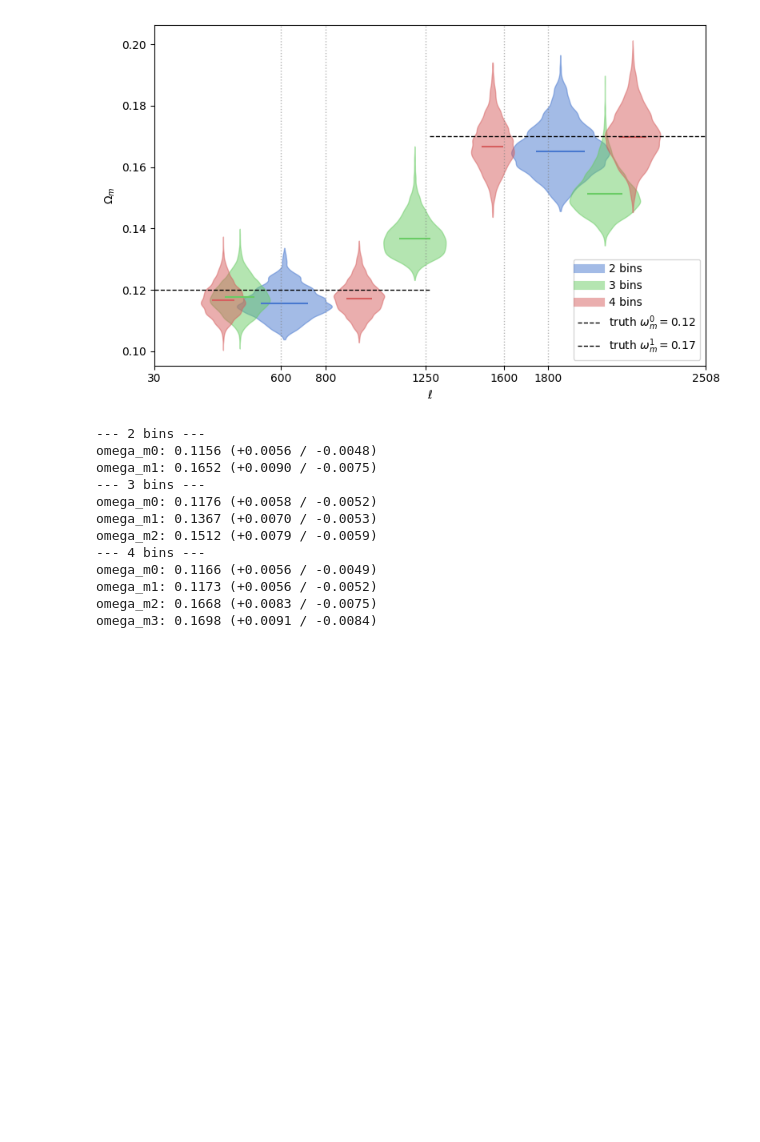
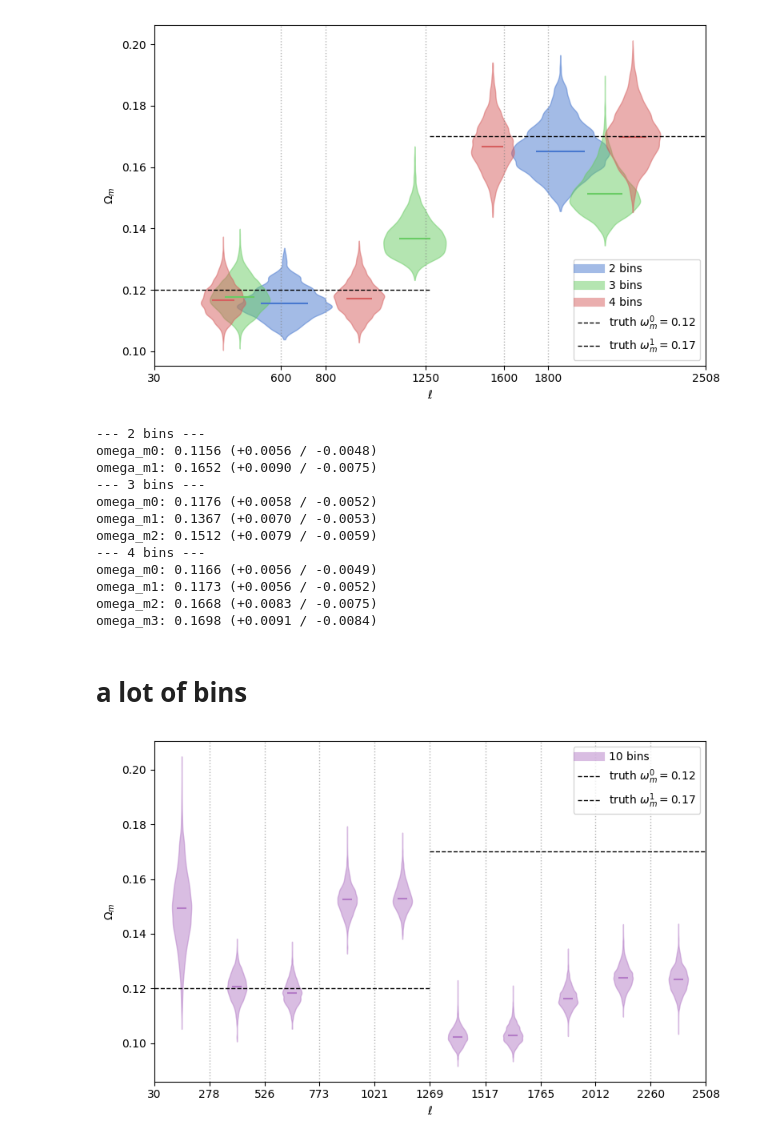
Before and after one commit to marcobeIIa/omega_m, a Jupyter notebook: mcmc_omegam.ipynb, the cells around one changed output. Drawn from its saved outputs; the diff is of its cells as text; code cells hidden in the pictures; blank space fills up the shorter version.

```diff
--- a/mcmc_omegam.ipynb
+++ b/mcmc_omegam.ipynb
@@ -218,25 +218,33 @@ def get_binned_samples(samp, prefix="omega_m", n_resample=20000, seed=42):
         resampled[name] = values[idx]
     return param_names, bin_indices, resampled
 
-
-def plot_omegam_violin(samp, prefix="omega_m", l_edges=(30, 1250, 2508),
+def plot_omegam_violin(samp, prefix="omega_m", l_edges=None,
                         n_resample=20000, ax=None, color="C0", label=None,
                         truth_values=TRUTH_VALUES):
     """
     Violin plot of binned Omega_m posteriors, positioned along the
-    ell axis at the bin they apply to (e.g. bin0 -> l in [30,1250],
-    bin1 -> l in [1250,2508]).
+    ell axis at the bin they apply to.
+
+    l_edges can be provided manually, or if None it is generated from
+    the number of bins using equally spaced bins between ell=30 and ell=2508.
     """
+
     param_names, bin_indices, resampled = get_binned_samples(
         samp, prefix=prefix, n_resample=n_resample
     )
     n_bins = len(param_names)
 
+    # Automatically generate ell edges if not supplied
+    if l_edges is None:
+        l_edges = np.linspace(30, 2508, n_bins + 1)
+
     l_edges = np.asarray(l_edges, dtype=float)
+
     if len(l_edges) != n_bins + 1:
         raise ValueError(
             f"l_edges must have length n_bins+1={n_bins+1}, got {len(l_edges)}"
         )
+
     positions = 0.5 * (l_edges[:-1] + l_edges[1:])
     widths = 0.8 * np.diff(l_edges)
 
@@ -680,3 +677,5 @@ omega_m0: 0.1166 (+0.0056 / -0.0049)
 omega_m1: 0.1173 (+0.0056 / -0.0052)
 omega_m2: 0.1668 (+0.0083 / -0.0075)
 omega_m3: 0.1698 (+0.0091 / -0.0084)
+# %% [markdown]
+# a lot of bins
@@ -682,0 +705,59 @@ omega_m3: 0.1698 (+0.0091 / -0.0084)
+# %%
+# ---- example usage: 2-bin likelihood vs 3-bin analysis ----
+# Fill in the actual switch points for your 3-bin analysis run --
+# I don't know these, this is a placeholder split of the same ell range.
+l_edges_2bin = (30, 1250, 2508)
+l_edges_3bin = (30, 800, 1600, 2508)
+l_edges_4bin = (30, 600, 1250, 1800, 2508)
+l_edges_10bin = (30,278,526,773,1021,1269,1517,1765,2012,2260,2508)
+ax, results = plot_omegam_violin_multi(
+    groups=[
+        # dict(samp=samp2, prefix="omega_m", l_edges=l_edges_2bin,
+        #      color="C0", label="2 bins"),
+        # dict(samp=samp3, prefix="omega_m", l_edges=l_edges_3bin,
+        #      color="C1", label="3 bins"),
+        # dict(samp=samp4, prefix="omega_m", l_edges=l_edges_4bin,
+        #      color="C2", label="4 bins"),
+        dict(samp=samp10, prefix="omega_m", l_edges=l_edges_10bin,
+             color="C3", label="10 bins"),
+    ],
+)
+plt.tight_layout()
+plt.show()
+
+for res in results:
+    print(f"--- {res['label']} ---")
+    for name in res["param_names"]:
+        vals = res["resampled"][name]
+        lo, med, hi = np.percentile(vals, [16, 50, 84])
+        print(f"{name}: {med:.4f} (+{hi-med:.4f} / -{med-lo:.4f})")
+
+# Fiducial (true) values used to generate the mock chains, for comparison.
+FIDUCIAL_PARAMS = {
+    "omega_b": 2.24,
+    "h": 0.674,
+    "tau_reio": 0.054,
+    "n_s": 0.965,
+    "ln10^{10}A_s": 3.044,
+}
+
+# a couple of chain parameters aren't named/scaled the same as the fiducial dict
+# (H0 = 100*h), so map those explicitly: chain_name -> (fiducial_key, scale)
+
+stats = samp10.getMargeStats()
+
+print(f"{'param':<12} {'mean':>10} {'std':>10} {'-1sigma':>10} {'+1sigma':>10}   68% range          fiducial     pull(sigma)")
+print("-" * 110)
+for name in param_names4:
+    par = stats.parWithName(name)
+    lims = par.limits[0]  # 68%
+    fid = get_fiducial(name)
+    fid_str = f"{fid:>10.4f}" if fid is not None else f"{'--':>10}"
+    pull_str = f"{(par.mean - fid) / par.err:>+8.2f}" if fid is not None else f"{'--':>8}"
+    print(f"{name:<12} {par.mean:>10.4f} {par.err:>10.4f} "
+          f"{lims.lower - par.mean:>+10.4f} {lims.upper - par.mean:>+10.4f}   "
+          f"[{lims.lower:.4f}, {lims.upper:.4f}]   {fid_str}   {pull_str}")
+
+print()
+# %% [output]
+[figure, added]
```
Also changed, not shown: parts of 9 cells of this notebook, 3 other files.
